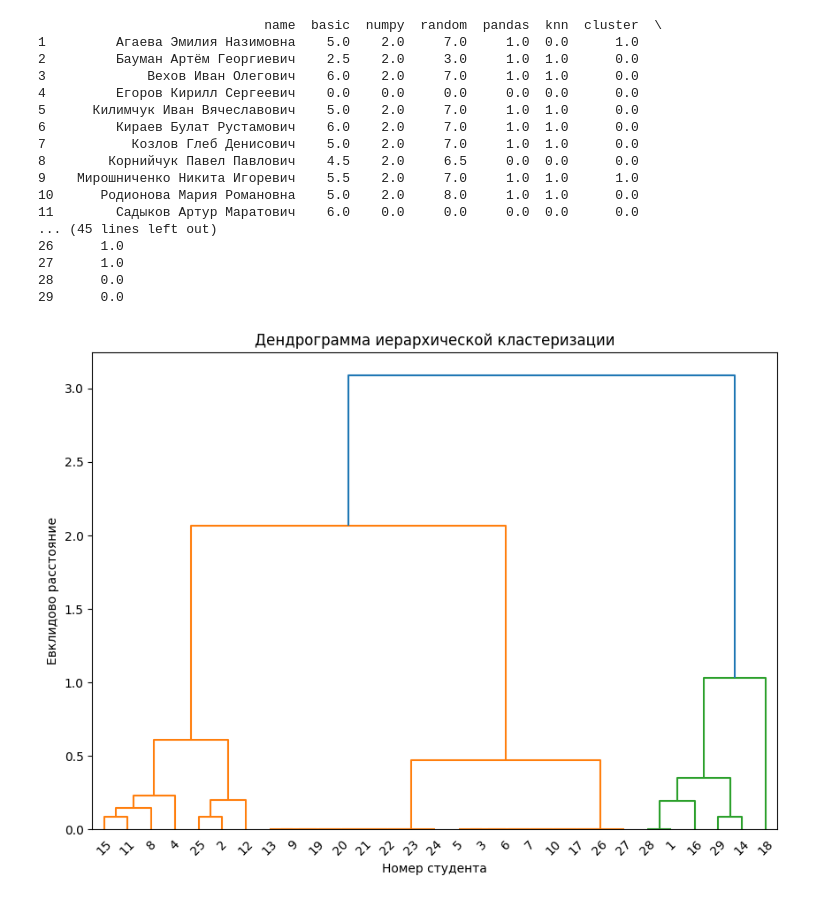
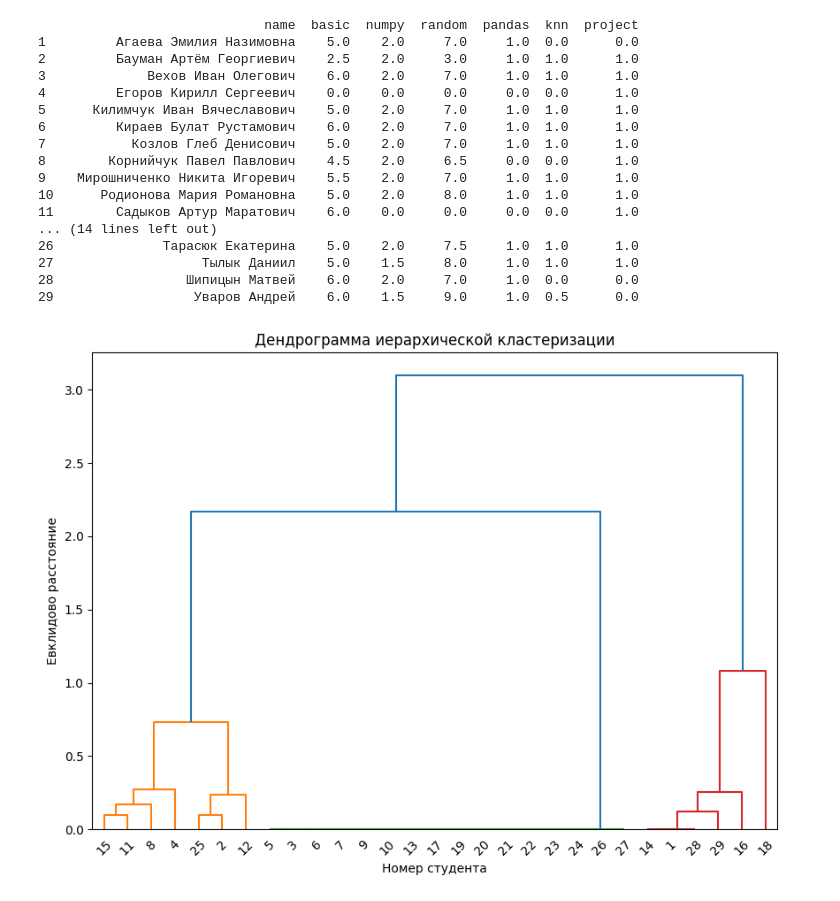
Before and after one commit to SadykovArt/StatPrak_6_sem, a Jupyter notebook: students_zachet.ipynb, the cells around one changed output. Drawn from its saved outputs; the diff is of its cells as text; code cells hidden in the pictures.

```diff
--- a/students_zachet.ipynb
+++ b/students_zachet.ipynb
@@ -37,8 +37,8 @@ import pandas as pd
 
 df = pd.read_csv('table.csv')
 
-new_df = df.iloc[1:, [1, 10, 13, 24, 25, 26, 29, 28]]
-new_column_names = ['name','basic', 'numpy', 'random', 'pandas', 'knn', 'cluster', 'project']
+new_df = df.iloc[1:, [1, 10, 13, 24, 25, 26, 28]]
+new_column_names = ['name','basic', 'numpy', 'random', 'pandas', 'knn', 'project']
 new_df.columns = new_column_names
 
 def replace_comma(x):
@@ -53,7 +53,7 @@ new_df.fillna(0, inplace=True)
 
 
 print(new_df)
-thresholds = {'basic': 5, 'numpy': 1.5, 'random': 7, 'pandas': 1, 'cluster': 1, 'knn': 1}
+thresholds = {'basic': 5, 'numpy': 1.5, 'random': 7, 'pandas': 1, 'knn': 1}
 
 
 def threshold1(row, thresholds):
@@ -64,7 +64,7 @@ def threshold1(row, thresholds):
     return count
 
 new_df['вклад полных домашек'] = new_df.apply(threshold1, axis=1, thresholds=thresholds)
-new_df['вклад полных домашек'] = new_df['вклад полных домашек']/6
+new_df['вклад полных домашек'] = new_df['вклад полных домашек']/5
 
 ranges = {
     'basic': (2, 5),
@@ -83,7 +83,7 @@ def ranges1(row, ranges):
 
 new_df['вклад частичных домашек'] = new_df.apply(ranges1, axis=1, ranges=ranges)
 
-new_df['вклад частичных домашек'] = new_df['вклад частичных домашек']/12
+new_df['вклад частичных домашек'] = new_df['вклад частичных домашек']/10
 
 
 
@@ -105,50 +105,61 @@ color_map = {
     1: 'blue',
     2: 'red',
     3: 'purple',
     4: 'green'
 }
 new_df['color'] = new_df['color'].map(color_map)
 
 print(new_df[['вклад полных домашек', 'вклад частичных домашек', 'project', 'name', 'color']])
 
 fig = plt.figure()
 ax = fig.add_subplot(111, projection='3d')
 
 
 ax.set_xlim([0, 1])
 ax.set_ylim([0, 1])
 ax.set_zlim([0, 1])
 
 
 ax.set_xlabel('вклад полных дз')
 ax.set_ylabel('вклад частичных дз')
 ax.set_zlabel('проект')
 
 sc = ax.scatter(new_df['вклад полных домашек'], new_df['вклад частичных домашек'], new_df['project'], c=new_df['color'])
 
 
 legend_elements = [plt.Line2D([0], [0], marker='o', color='w', label=color, markerfacecolor=color, markersize=10) for color in color_map.values()]
 ax.legend(handles=legend_elements, title="Кластеры")
+plt.show()
 
-
-plt.show()
+df1 = new_df[new_df['color'] == 'purple']
+print('\nЗачет:')
+print(df1['name'].unique())
+df2 = new_df[new_df['color'] == 'green']
+print('\nДосдать дз:')
+print(df2['name'].unique())
+df3 = new_df[new_df['color'] == 'blue']
+print('\nСдать проект:')
+print(df3['name'].unique())
+df4 = new_df[new_df['color'] == 'red']
+print('\nПересдача:')
+print(df4['name'].unique())
 # %% [output]
-                             name  basic  numpy  random  pandas  knn  cluster  \
-1         Агаева Эмилия Назимовна    5.0    2.0     7.0     1.0  0.0      1.0
-2         Бауман Артём Георгиевич    2.5    2.0     3.0     1.0  1.0      0.0
-3             Вехов Иван Олегович    6.0    2.0     7.0     1.0  1.0      0.0
-4         Егоров Кирилл Сергеевич    0.0    0.0     0.0     0.0  0.0      0.0
-5      Килимчук Иван Вячеславович    5.0    2.0     7.0     1.0  1.0      0.0
-6         Кираев Булат Рустамович    6.0    2.0     7.0     1.0  1.0      0.0
-7           Козлов Глеб Денисович    5.0    2.0     7.0     1.0  1.0      0.0
-8        Корнийчук Павел Павлович    4.5    2.0     6.5     0.0  0.0      0.0
+                             name  basic  numpy  random  pandas  knn  project
+1         Агаева Эмилия Назимовна    5.0    2.0     7.0     1.0  0.0      0.0
+2         Бауман Артём Георгиевич    2.5    2.0     3.0     1.0  1.0      1.0
+3             Вехов Иван Олегович    6.0    2.0     7.0     1.0  1.0      1.0
+4         Егоров Кирилл Сергеевич    0.0    0.0     0.0     0.0  0.0      1.0
+5      Килимчук Иван Вячеславович    5.0    2.0     7.0     1.0  1.0      1.0
+6         Кираев Булат Рустамович    6.0    2.0     7.0     1.0  1.0      1.0
+7           Козлов Глеб Денисович    5.0    2.0     7.0     1.0  1.0      1.0
+8        Корнийчук Павел Павлович    4.5    2.0     6.5     0.0  0.0      1.0
 9    Мирошниченко Никита Игоревич    5.5    2.0     7.0     1.0  1.0      1.0
-10      Родионова Мария Романовна    5.0    2.0     8.0     1.0  1.0      0.0
-11        Садыков Артур Маратович    6.0    0.0     0.0     0.0  0.0      0.0
-... (45 lines left out)
-26      1.0
-27      1.0
-28      0.0
-29      0.0
+10      Родионова Мария Романовна    5.0    2.0     8.0     1.0  1.0      1.0
+11        Садыков Артур Маратович    6.0    0.0     0.0     0.0  0.0      1.0
+... (14 lines left out)
+26              Тарасюк Екатерина    5.0    2.0     7.5     1.0  1.0      1.0
+27                   Тылык Даниил    5.0    1.5     8.0     1.0  1.0      1.0
+28                 Шипицын Матвей    6.0    2.0     7.0     1.0  0.0      0.0
+29                  Уваров Андрей    6.0    1.5     9.0     1.0  0.5      0.0
-[figure, old version]
+[figure, new version]
     вклад полных домашек  вклад частичных домашек  project  \
```
Also changed, not shown: parts of 2 cells of this notebook.
